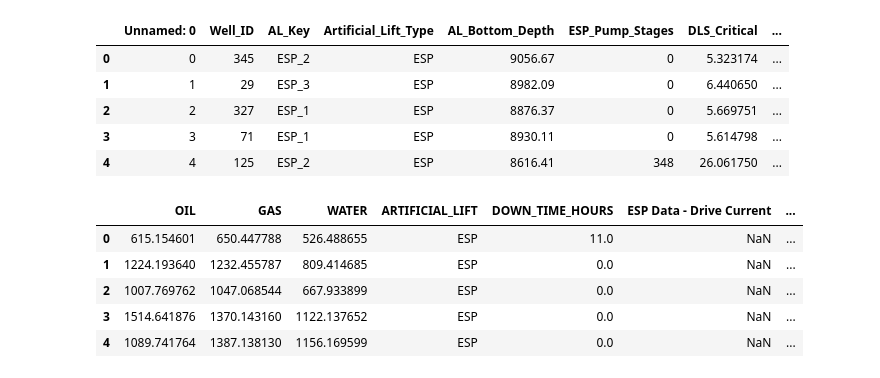
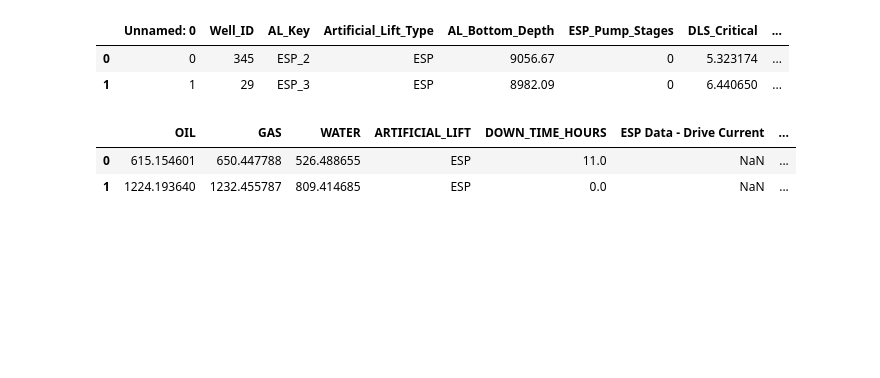
Before and after one commit to BenStormer/Hackalopes-Cleaned, a Jupyter notebook: data_viz.ipynb, the cells around one changed output. Cells and saved outputs as stored; diff of their text form; code cells hidden in the pictures; blank space fills up the shorter version.

```diff
--- a/data_viz.ipynb
+++ b/data_viz.ipynb
@@ -15,20 +17,14 @@ daily_data = pd.read_csv("../Hackalopes/dailyData.csv")    # load the daily data
 # %%
 # Preview well data
-well_data.head()
+well_data.head(2)
 # %% [output]
 |  | Unnamed: 0 | Well_ID | AL_Key | Artificial_Lift_Type | AL_Bottom_Depth | ESP_Pump_Stages | DLS_Critical | ... |
 | 0 | 0 | 345 | ESP_2 | ESP | 9056.67 | 0 | 5.323174 | ... |
 | 1 | 1 | 29 | ESP_3 | ESP | 8982.09 | 0 | 6.440650 | ... |
-| 2 | 2 | 327 | ESP_1 | ESP | 8876.37 | 0 | 5.669751 | ... |
-| 3 | 3 | 71 | ESP_1 | ESP | 8930.11 | 0 | 5.614798 | ... |
-| 4 | 4 | 125 | ESP_2 | ESP | 8616.41 | 348 | 26.061750 | ... |
 # %%
 # Preview daily data
-daily_data.head()
+daily_data.head(2)
 # %% [output]
 |  | OIL | GAS | WATER | ARTIFICIAL_LIFT | DOWN_TIME_HOURS | ESP Data - Drive Current | ... |
 | 0 | 615.154601 | 650.447788 | 526.488655 | ESP | 11.0 | NaN | ... |
 | 1 | 1224.193640 | 1232.455787 | 809.414685 | ESP | 0.0 | NaN | ... |
-| 2 | 1007.769762 | 1047.068544 | 667.933899 | ESP | 0.0 | NaN | ... |
-| 3 | 1514.641876 | 1370.143160 | 1122.137652 | ESP | 0.0 | NaN | ... |
-| 4 | 1089.741764 | 1387.138130 | 1156.169599 | ESP | 0.0 | NaN | ... |
```
Also changed, not shown: parts of 10 cells of this notebook.
